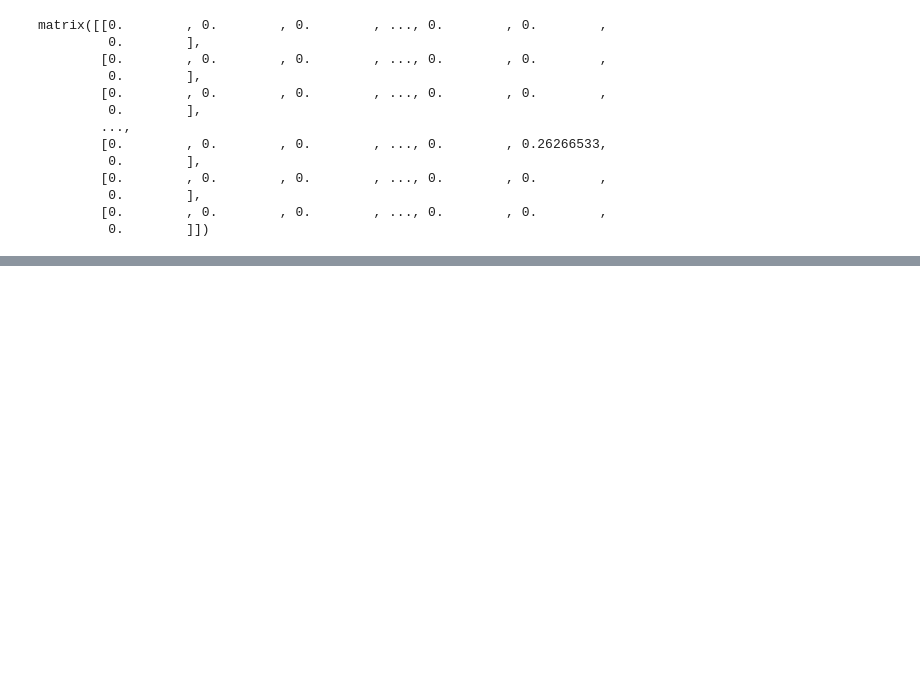
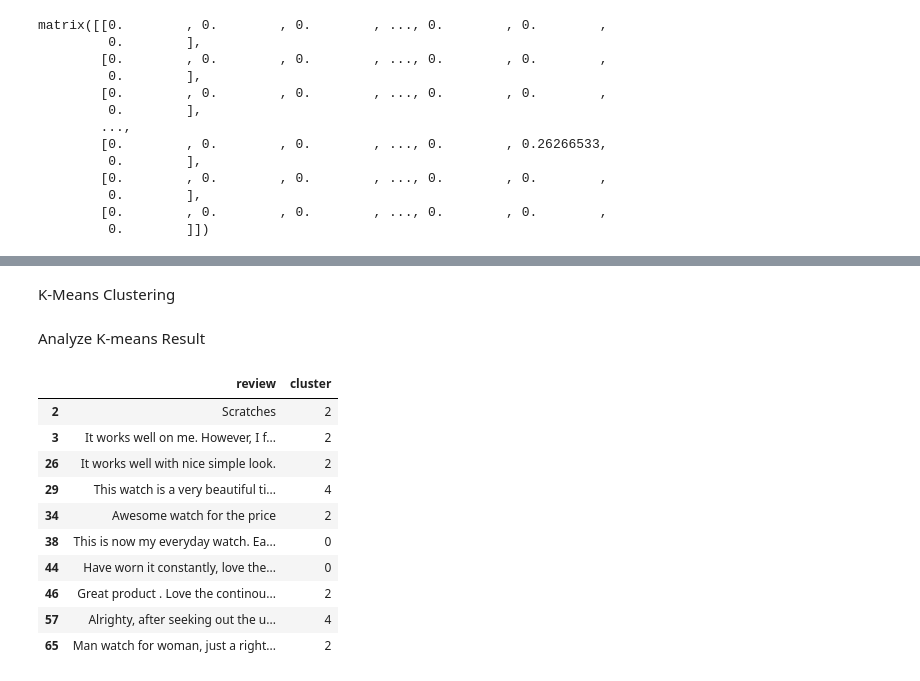
Before and after one commit to Pritesh-25/NLP, a Jupyter notebook: Topic_Modelling.ipynb, the cells around one changed output, grey strips where cells are left out. Drawn from its saved outputs; the diff is of its cells as text; code cells hidden in the pictures; blank space fills up the shorter version.

```diff
--- a/Topic_Modelling.ipynb
+++ b/Topic_Modelling.ipynb
@@ -401,0 +411,28 @@ matrix([[0.        , 0.        , 0.        , ..., 0.        , 0.        ,
+# %% [markdown]
+K-Means Clustering
+# %%
+from sklearn.cluster import KMeans
+
+# initialize with 5 clusters
+num_clusters = 5
+km = KMeans(n_clusters=num_clusters).fit(tfidf_matrix)
+clusters = km.labels_.tolist()
+# %% [markdown]
+Analyze K-means Result
+# %%
+# create DataFrame films from all of the input files.
+product = { 'review': data['review_body'], 'cluster': clusters}
+frame = pd.DataFrame(product, columns = ['review', 'cluster'])
+frame.head(10)
+# %% [output]
+|  | review | cluster |
+| 2 | Scratches | 2 |
+| 3 | It works well on me. However, I f... | 2 |
+| 26 | It works well with nice simple look. | 2 |
+| 29 | This watch is a very beautiful ti... | 4 |
+| 34 | Awesome watch for the price | 2 |
+| 38 | This is now my everyday watch. Ea... | 0 |
+| 44 | Have worn it constantly, love the... | 0 |
+| 46 | Great product . Love the continou... | 2 |
+| 57 | Alrighty, after seeking out the u... | 4 |
+| 65 | Man watch for woman, just a right... | 2 |
```
Also changed, not shown: parts of 16 cells of this notebook.
